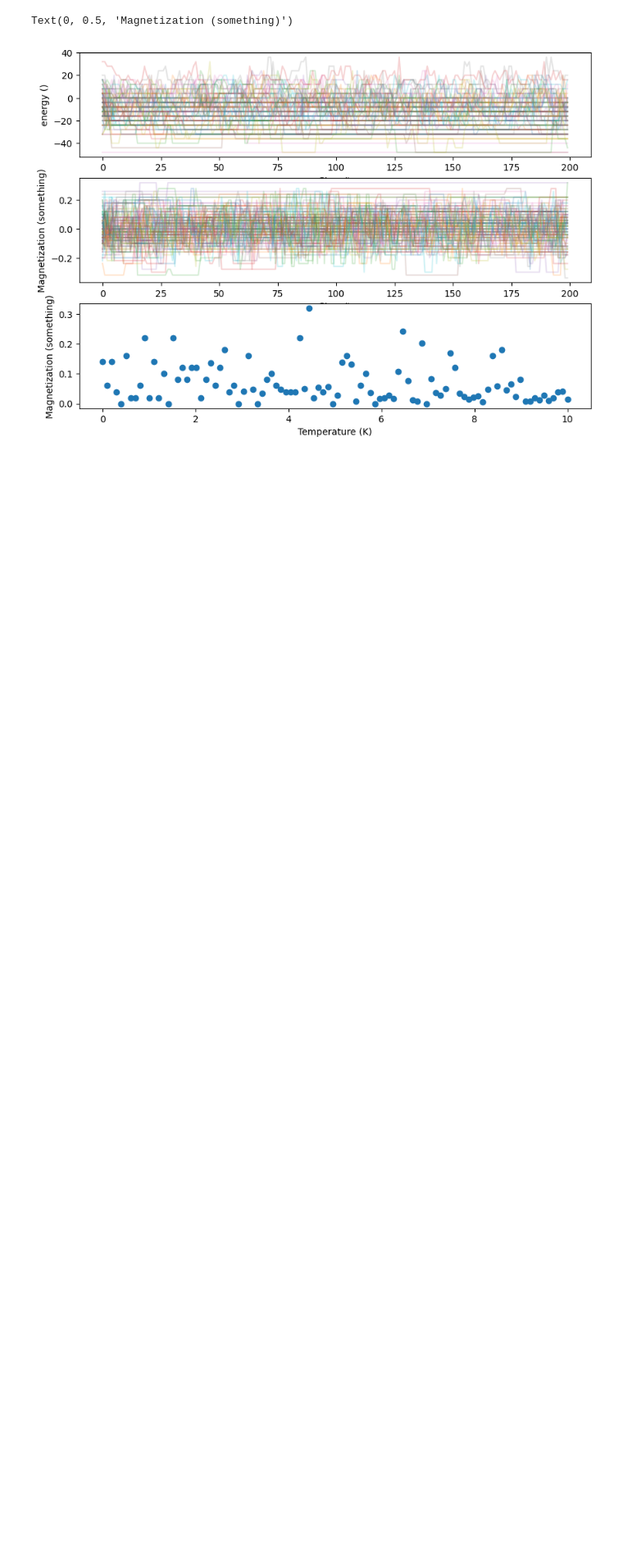
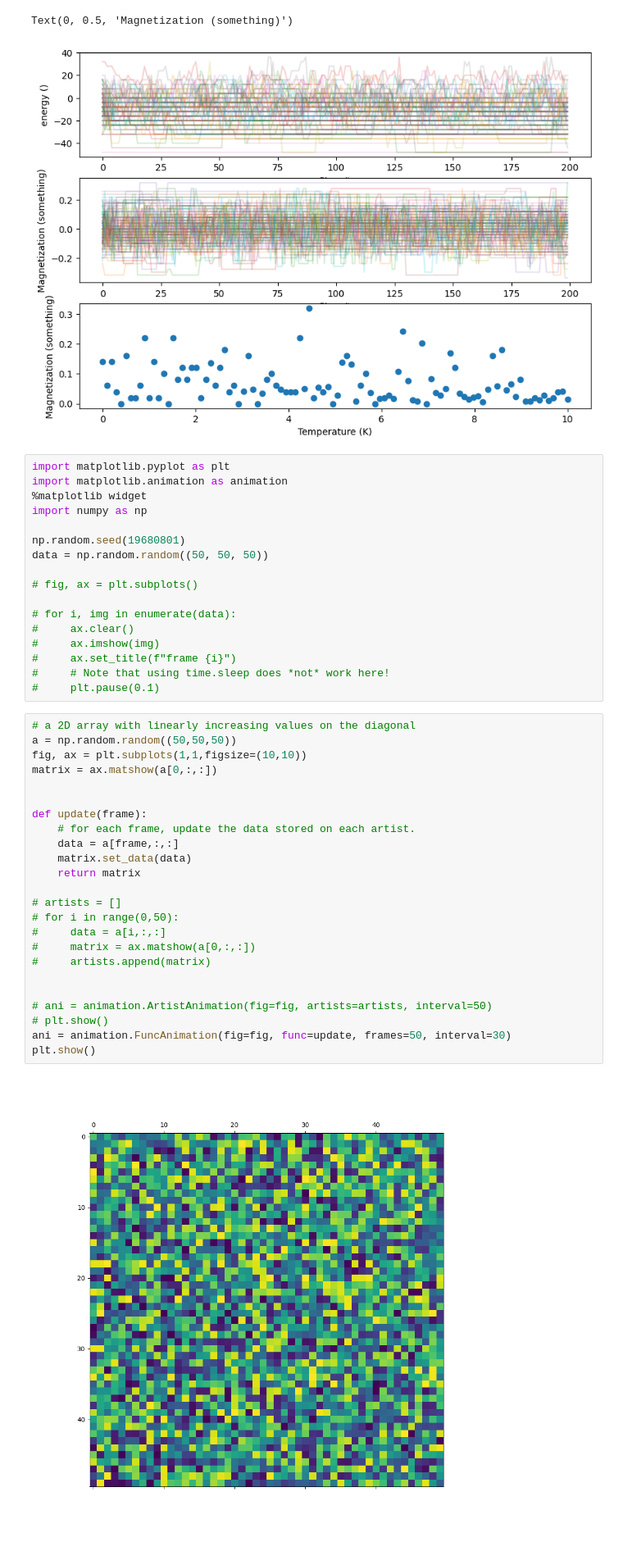
Before and after one commit to 22AZhang/Project-3-Ising-Model, a Jupyter notebook: main.ipynb, the cells around one changed output. Shown at 82% size. Cells and saved outputs as stored; diff of their text form; blank space fills up the shorter version.

Commit message:
Added test animation code

```diff
--- a/main.ipynb
+++ b/main.ipynb
@@ -461,3 +462,46 @@ ax.set_ylabel("Magnetization (something)")
 # %% [output]
 Text(0, 0.5, 'Magnetization (something)')
 [figure]
+# %%
+import matplotlib.pyplot as plt
+import matplotlib.animation as animation
+%matplotlib widget
+import numpy as np
+
+np.random.seed(19680801)
+data = np.random.random((50, 50, 50))
+
+# fig, ax = plt.subplots()
+
+# for i, img in enumerate(data):
+#     ax.clear()
+#     ax.imshow(img)
+#     ax.set_title(f"frame {i}")
+#     # Note that using time.sleep does *not* work here!
+#     plt.pause(0.1)
+# %%
+# a 2D array with linearly increasing values on the diagonal
+a = np.random.random((50,50,50))
+fig, ax = plt.subplots(1,1,figsize=(10,10))
+matrix = ax.matshow(a[0,:,:])
+
+
+def update(frame):
+    # for each frame, update the data stored on each artist.
+    data = a[frame,:,:]
+    matrix.set_data(data)
+    return matrix
+
+# artists = []
+# for i in range(0,50):
+#     data = a[i,:,:]
+#     matrix = ax.matshow(a[0,:,:])
+#     artists.append(matrix)
+
+
+# ani = animation.ArtistAnimation(fig=fig, artists=artists, interval=50)
+# plt.show()
+ani = animation.FuncAnimation(fig=fig, func=update, frames=50, interval=30)
+plt.show()
+# %% [output]
+[figure, added]
```
Also changed, not shown: parts of 3 cells of this notebook.
